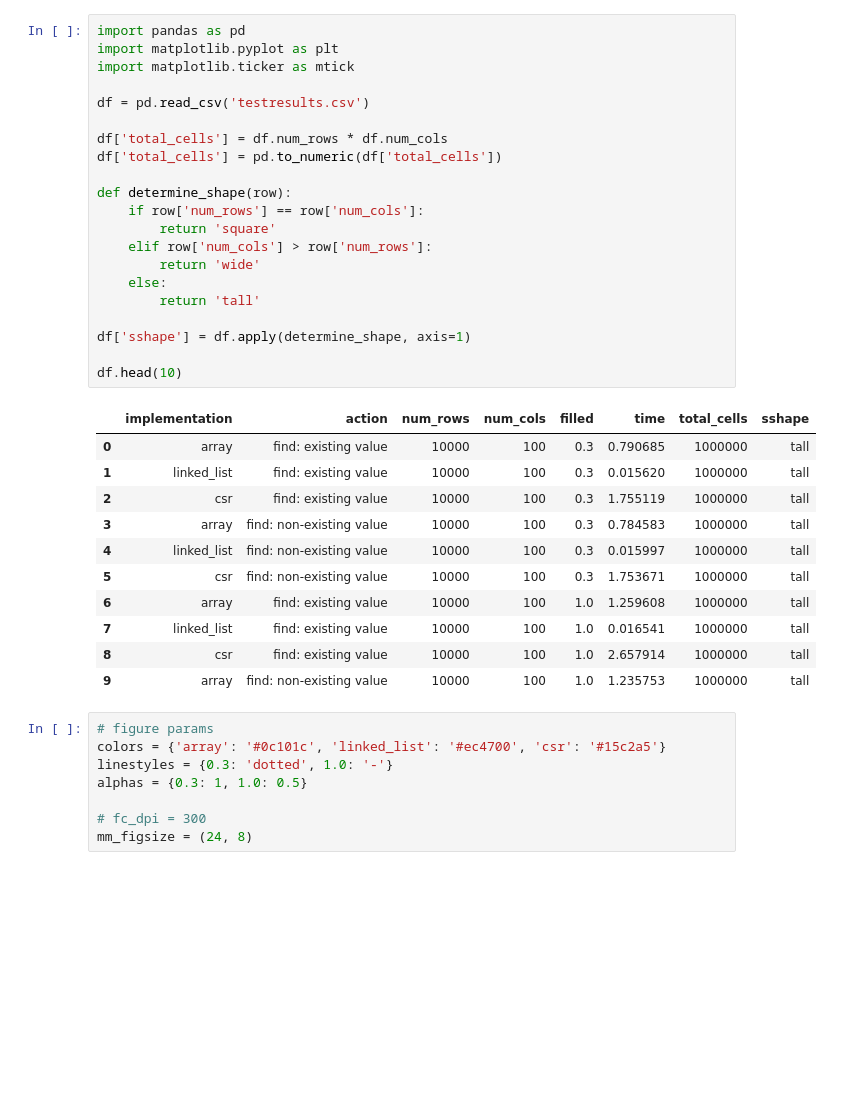
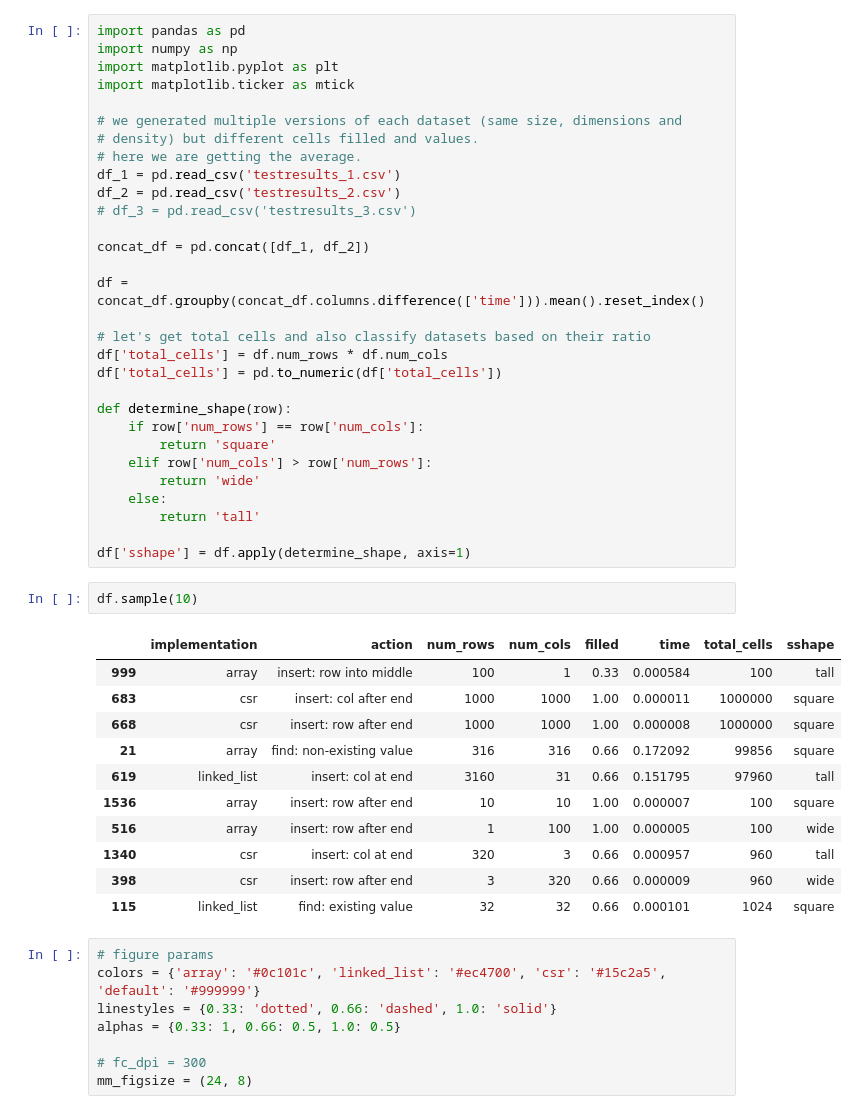
Before and after one commit to marmaladian/Assign1-s12345-s67890, a Jupyter notebook: AA_Ass1_Analysis Ben.ipynb, the cells around one changed output. Cells and saved outputs as stored; diff of their text form; blank space fills up the shorter version.

```diff
--- a/AA_Ass1_Analysis Ben.ipynb
+++ b/AA_Ass1_Analysis Ben.ipynb
@@ -1,10 +1,21 @@
 # %%
 import pandas as pd
+import numpy as np
 import matplotlib.pyplot as plt
 import matplotlib.ticker as mtick
 
-df = pd.read_csv('testresults.csv')
+# we generated multiple versions of each dataset (same size, dimensions and
+# density) but different cells filled and values.
+# here we are getting the average.
+df_1 = pd.read_csv('testresults_1.csv')
+df_2 = pd.read_csv('testresults_2.csv')
+# df_3 = pd.read_csv('testresults_3.csv')
 
+concat_df = pd.concat([df_1, df_2])
+
+df = concat_df.groupby(concat_df.columns.difference(['time'])).mean().reset_index()
+
+# let's get total cells and also classify datasets based on their ratio
 df['total_cells'] = df.num_rows * df.num_cols
 df['total_cells'] = pd.to_numeric(df['total_cells'])
 
@@ -17,25 +28,25 @@ def determine_shape(row):
         return 'tall'
 
 df['sshape'] = df.apply(determine_shape, axis=1)
-
-df.head(10)
-# %% [output]
-|  | implementation | action | num_rows | num_cols | filled | time | total_cells | sshape |
-| 0 | array | find: existing value | 10000 | 100 | 0.3 | 0.790685 | 1000000 | tall |
-| 1 | linked_list | find: existing value | 10000 | 100 | 0.3 | 0.015620 | 1000000 | tall |
-| 2 | csr | find: existing value | 10000 | 100 | 0.3 | 1.755119 | 1000000 | tall |
-| 3 | array | find: non-existing value | 10000 | 100 | 0.3 | 0.784583 | 1000000 | tall |
-| 4 | linked_list | find: non-existing value | 10000 | 100 | 0.3 | 0.015997 | 1000000 | tall |
-| 5 | csr | find: non-existing value | 10000 | 100 | 0.3 | 1.753671 | 1000000 | tall |
-| 6 | array | find: existing value | 10000 | 100 | 1.0 | 1.259608 | 1000000 | tall |
-| 7 | linked_list | find: existing value | 10000 | 100 | 1.0 | 0.016541 | 1000000 | tall |
-| 8 | csr | find: existing value | 10000 | 100 | 1.0 | 2.657914 | 1000000 | tall |
-| 9 | array | find: non-existing value | 10000 | 100 | 1.0 | 1.235753 | 1000000 | tall |
+# %%
+df.sample(10)
+# %% [output]
+|  | implementation | action | num_rows | num_cols | filled | time | total_cells | sshape |
+| 999 | array | insert: row into middle | 100 | 1 | 0.33 | 0.000584 | 100 | tall |
+| 683 | csr | insert: col after end | 1000 | 1000 | 1.00 | 0.000011 | 1000000 | square |
+| 668 | csr | insert: row after end | 1000 | 1000 | 1.00 | 0.000008 | 1000000 | square |
+| 21 | array | find: non-existing value | 316 | 316 | 0.66 | 0.172092 | 99856 | square |
+| 619 | linked_list | insert: col at end | 3160 | 31 | 0.66 | 0.151795 | 97960 | tall |
+| 1536 | array | insert: row after end | 10 | 10 | 1.00 | 0.000007 | 100 | square |
+| 516 | array | insert: row after end | 1 | 100 | 1.00 | 0.000005 | 100 | wide |
+| 1340 | csr | insert: col at end | 320 | 3 | 0.66 | 0.000957 | 960 | tall |
+| 398 | csr | insert: row after end | 3 | 320 | 0.66 | 0.000009 | 960 | wide |
+| 115 | linked_list | find: existing value | 32 | 32 | 0.66 | 0.000101 | 1024 | square |
 # %%
 # figure params
-colors = {'array': '#0c101c', 'linked_list': '#ec4700', 'csr': '#15c2a5'}
-linestyles = {0.3: 'dotted', 1.0: '-'}
-alphas = {0.3: 1, 1.0: 0.5}
+colors = {'array': '#0c101c', 'linked_list': '#ec4700', 'csr': '#15c2a5', 'default': '#999999'}
+linestyles = {0.33: 'dotted', 0.66: 'dashed', 1.0: 'solid'}
+alphas = {0.33: 1, 0.66: 0.5, 1.0: 0.5}
 
 # fc_dpi = 300
 mm_figsize = (24, 8)
```
Also changed, not shown: parts of 4 cells of this notebook, 2 other files.
